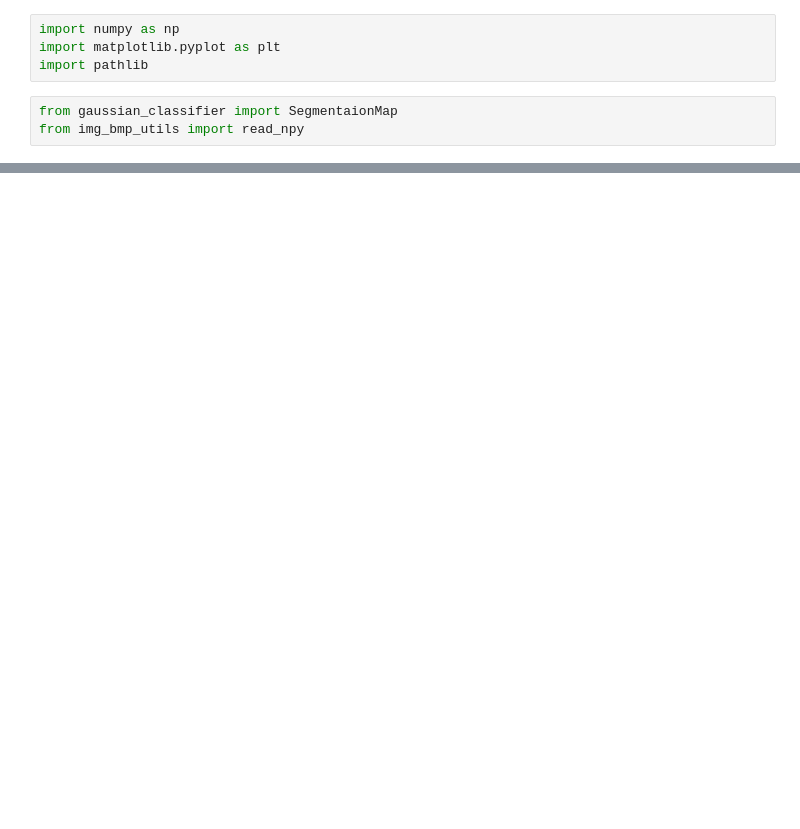
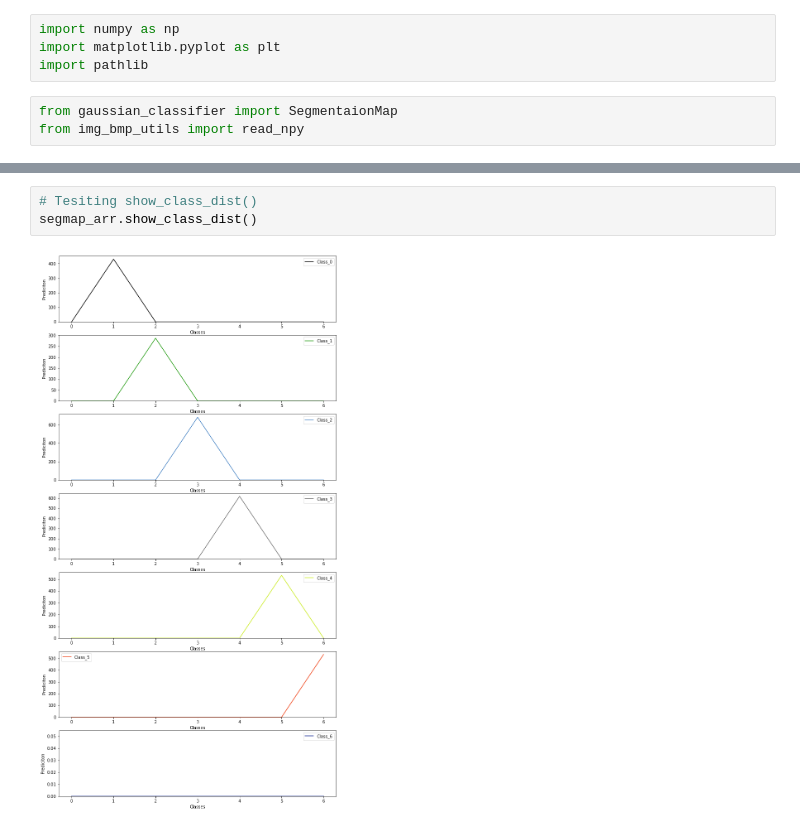
Before and after one commit to josephsv96/Gaussian_2D, a Jupyter notebook: testing.ipynb, the cells around one changed output, grey strips where cells are left out. Saved outputs shown, nothing was run; the diff lists cells and outputs as text; blank space fills up the shorter version.

Commit message:
show_densities

```diff
--- a/testing.ipynb
+++ b/testing.ipynb
@@ -50,0 +56,5 @@ gaussians_ann.imshow_prediciton()
+# %%
+# Tesiting show_class_dist()
+segmap_arr.show_class_dist()
+# %% [output]
+[figure, added]
```
Also changed, not shown: parts of 11 cells of this notebook, 1 other file.
